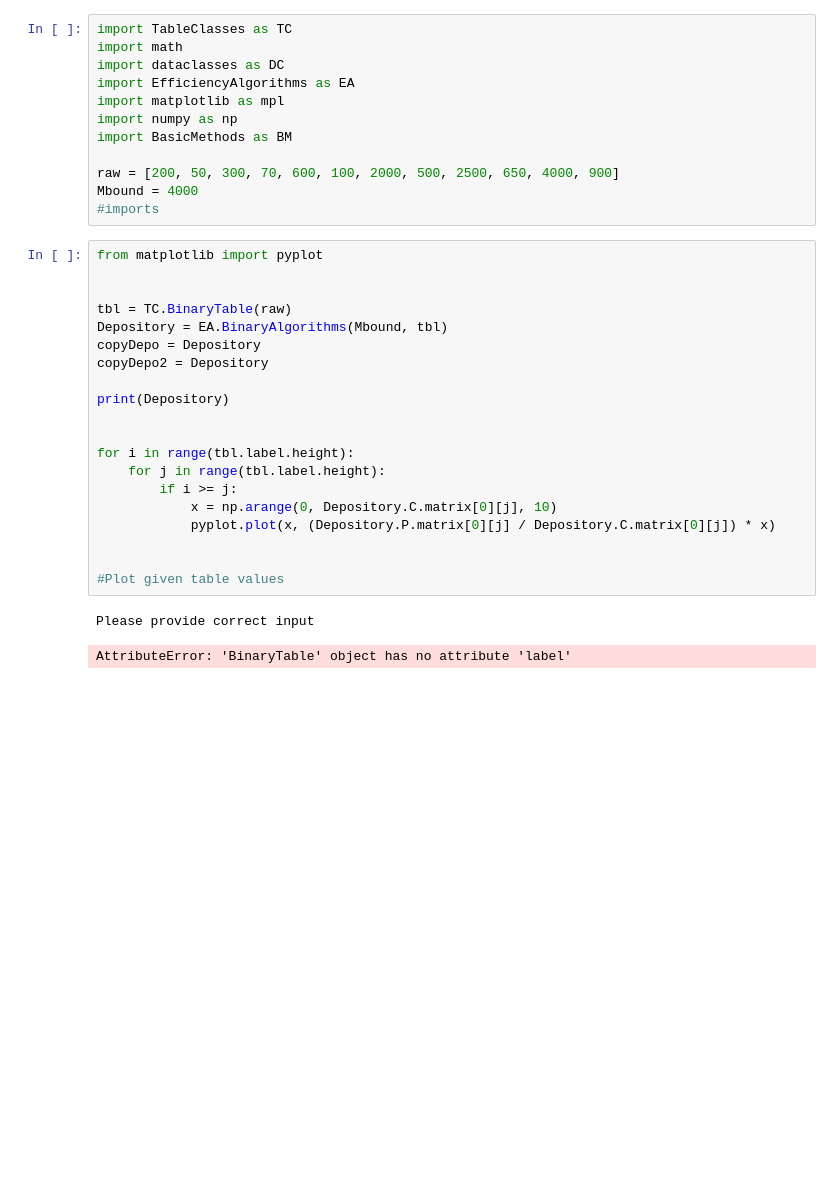
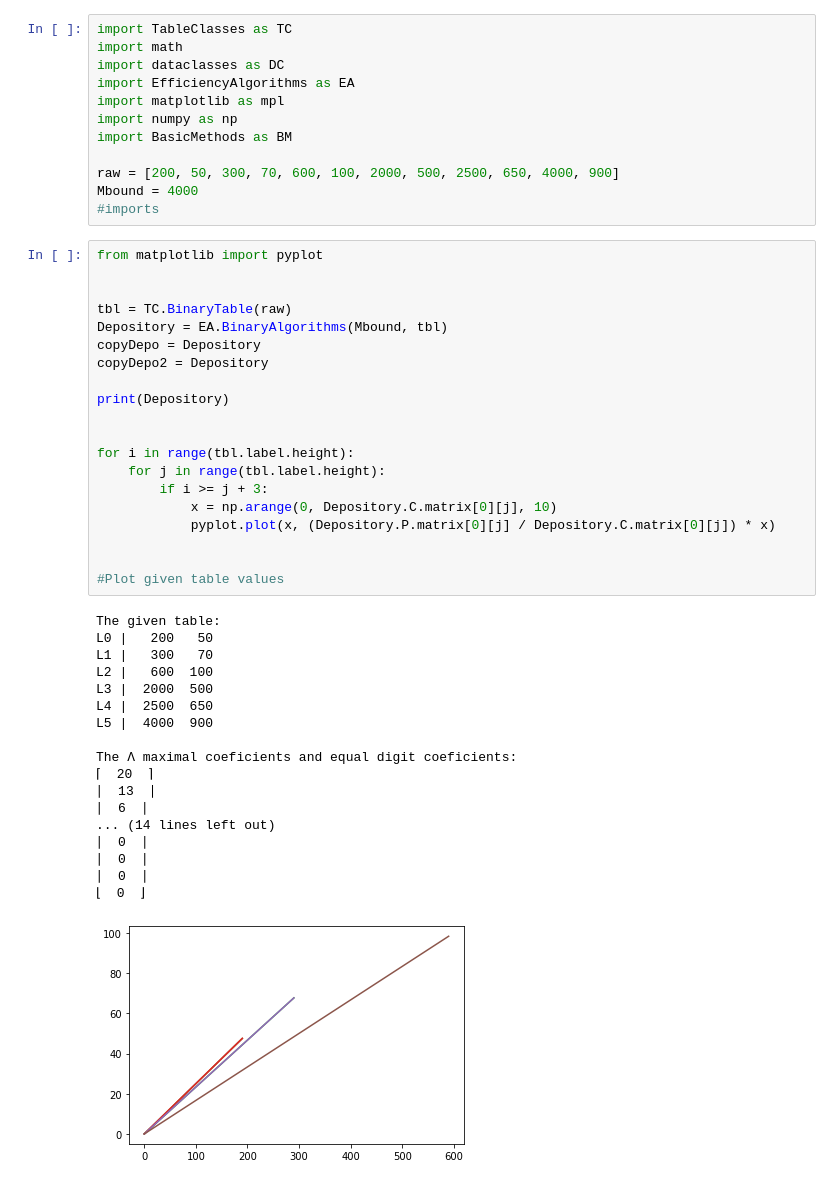
Before and after one commit to Pomidorka1234/Table-Efficiency, a Jupyter notebook: JupyModule.ipynb, the cells around one changed output. Saved outputs shown, nothing was run; the diff lists cells and outputs as text; blank space fills up the shorter version.

```diff
--- a/JupyModule.ipynb
+++ b/JupyModule.ipynb
@@ -13,26 +13,42 @@ Mbound = 4000
 # %%
 from matplotlib import pyplot
 
 
 tbl = TC.BinaryTable(raw)
 Depository = EA.BinaryAlgorithms(Mbound, tbl)
 copyDepo = Depository
 copyDepo2 = Depository
 
 print(Depository)
 
 
 for i in range(tbl.label.height):
     for j in range(tbl.label.height):
-        if i >= j:
+        if i >= j + 3:
             x = np.arange(0, Depository.C.matrix[0][j], 10)
             pyplot.plot(x, (Depository.P.matrix[0][j] / Depository.C.matrix[0][j]) * x)
 
 
 #Plot given table values
 # %% [output]
-Please provide correct input
+The given table:
+L0 |   200   50
+L1 |   300   70
+L2 |   600  100
+L3 |  2000  500
+L4 |  2500  650
+L5 |  4000  900
+
+The Λ maximal coeficients and equal digit coeficients:
+⌈  20  ⌉
+∣  13  ∣
+∣  6  ∣
+... (14 lines left out)
+∣  0  ∣
+∣  0  ∣
+∣  0  ∣
+⌊  0  ⌋
-AttributeError: 'BinaryTable' object has no attribute 'label'
+[figure, added]
 # %%
 print(tbl)
 
```
Also changed, not shown: parts of 2 cells of this notebook, 3 other files.
